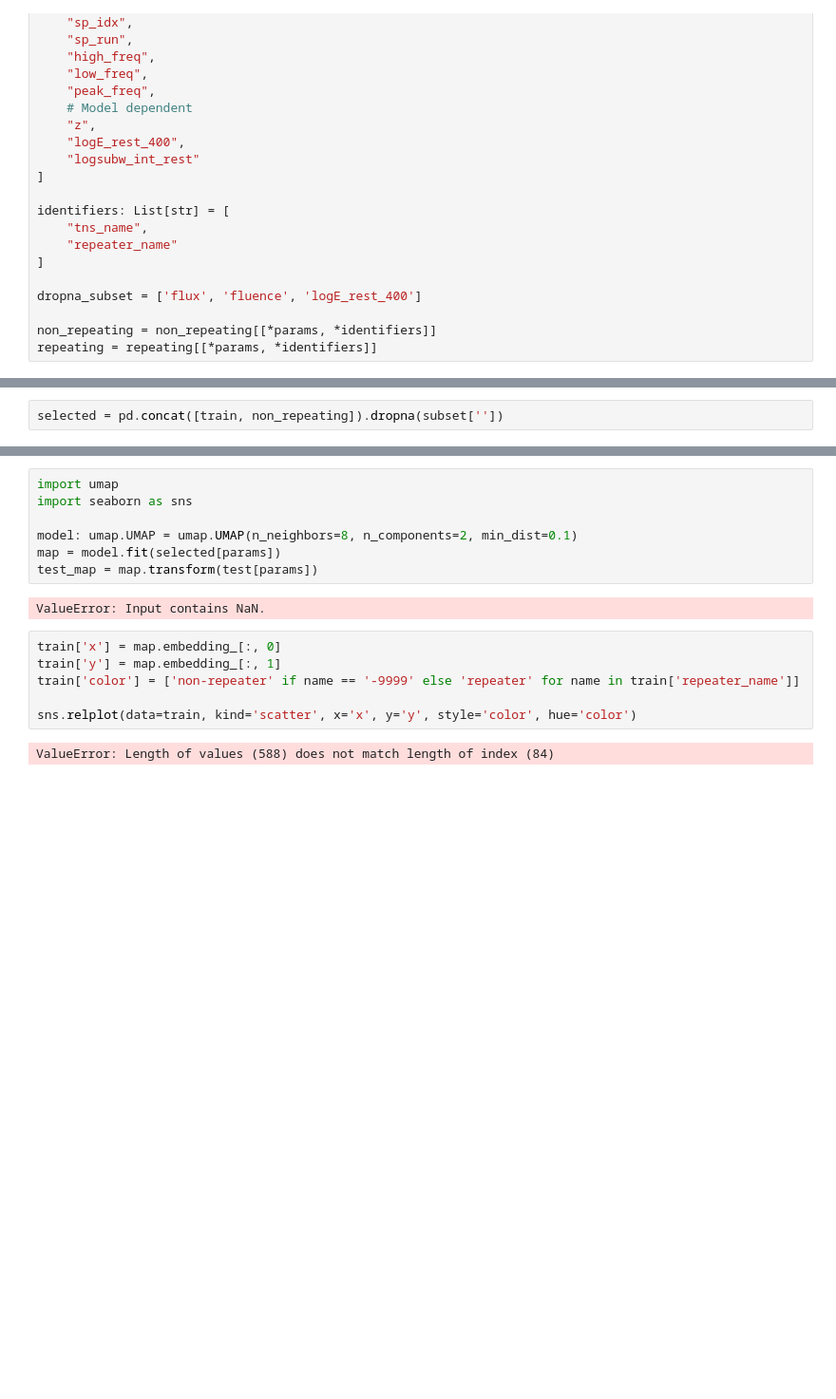
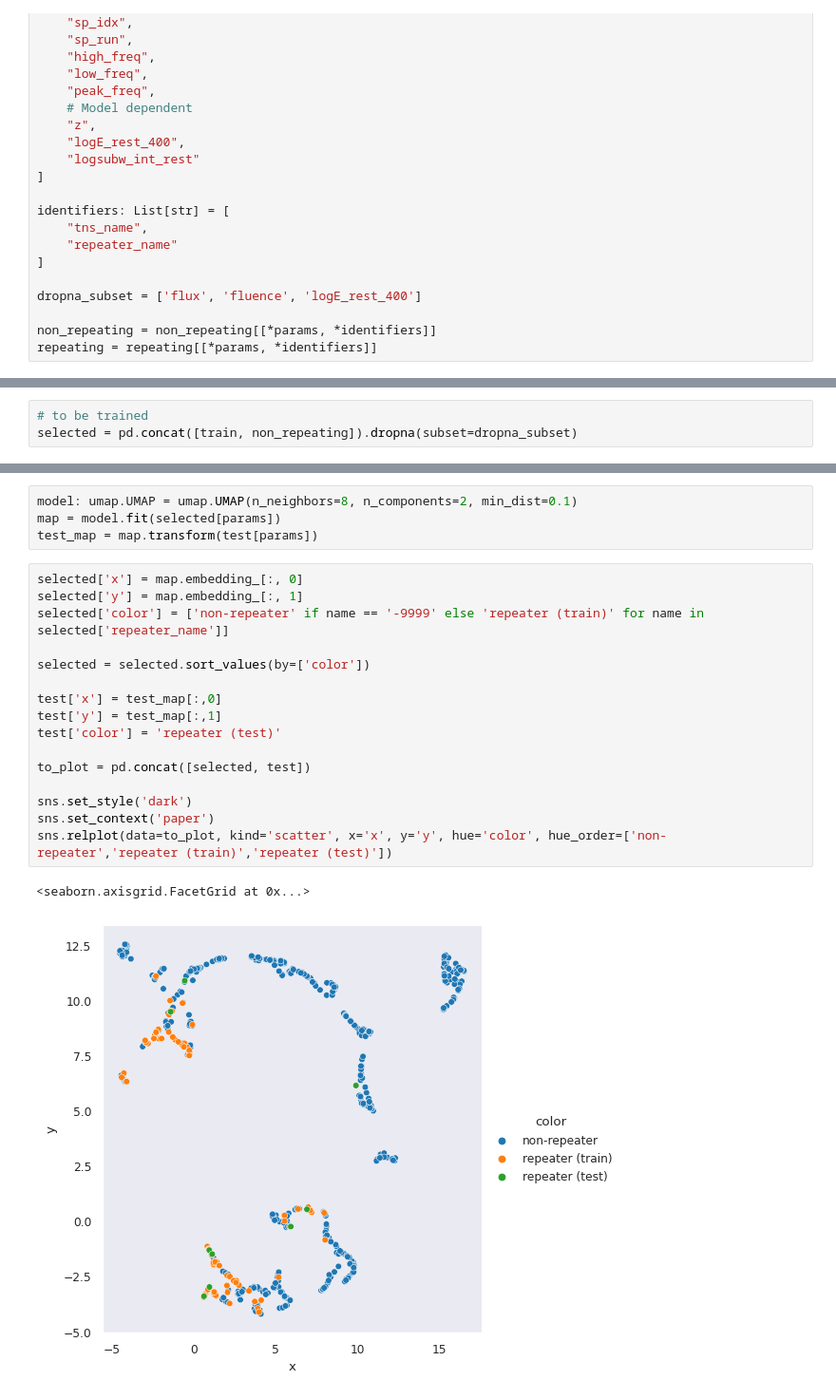
Before and after one commit to Thaza-Kun/sarjana, a Jupyter notebook: notebooks/02-UMAP-HDBSCAN.ipynb, the cells around one changed output, grey strips where cells are left out. Shown at 95% size. Saved outputs shown, nothing was run; the diff lists cells and outputs as text; blank space fills up the shorter version.

```diff
--- a/notebooks/02-UMAP-HDBSCAN.ipynb
+++ b/notebooks/02-UMAP-HDBSCAN.ipynb
@@ -139,4 +149,5 @@ from sklearn.model_selection import train_test_split
 test, train = train_test_split(repeating, test_size=0.9)
 # %%
-selected = pd.concat([train, non_repeating]).dropna(subset[''])
+# to be trained
+selected = pd.concat([train, non_repeating]).dropna(subset=dropna_subset)
 # %% [markdown]
@@ -151,19 +162,25 @@ Parameters:
 3. `min_dist = 0.1`
     - to prevent the resulting low dimensional projections clumping together
 # %%
-import umap
-import seaborn as sns
-
 model: umap.UMAP = umap.UMAP(n_neighbors=8, n_components=2, min_dist=0.1)
 map = model.fit(selected[params])
 test_map = map.transform(test[params])
-# %% [output]
-ValueError: Input contains NaN.
 # %%
-train['x'] = map.embedding_[:, 0]
-train['y'] = map.embedding_[:, 1]
-train['color'] = ['non-repeater' if name == '-9999' else 'repeater' for name in train['repeater_name']]
+selected['x'] = map.embedding_[:, 0]
+selected['y'] = map.embedding_[:, 1]
+selected['color'] = ['non-repeater' if name == '-9999' else 'repeater (train)' for name in selected['repeater_name']]
 
-sns.relplot(data=train, kind='scatter', x='x', y='y', style='color', hue='color')
+selected = selected.sort_values(by=['color'])
+
+test['x'] = test_map[:,0]
+test['y'] = test_map[:,1]
+test['color'] = 'repeater (test)'
+
+to_plot = pd.concat([selected, test])
+
+sns.set_style('dark')
+sns.set_context('paper')
+sns.relplot(data=to_plot, kind='scatter', x='x', y='y', hue='color', hue_order=['non-repeater','repeater (train)','repeater (test)'])
 # %% [output]
-ValueError: Length of values (588) does not match length of index (84)
+<seaborn.axisgrid.FacetGrid at 0x...>
+[figure, added]
```
Also changed, not shown: parts of 8 cells of this notebook.
